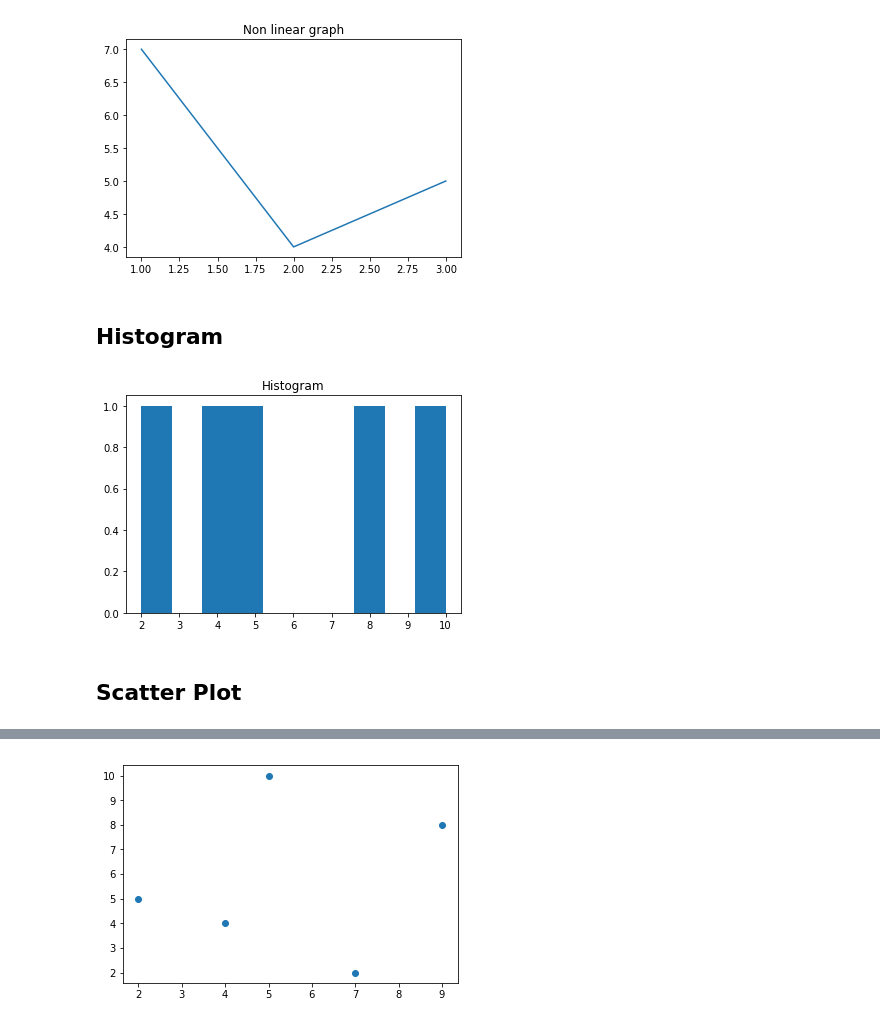
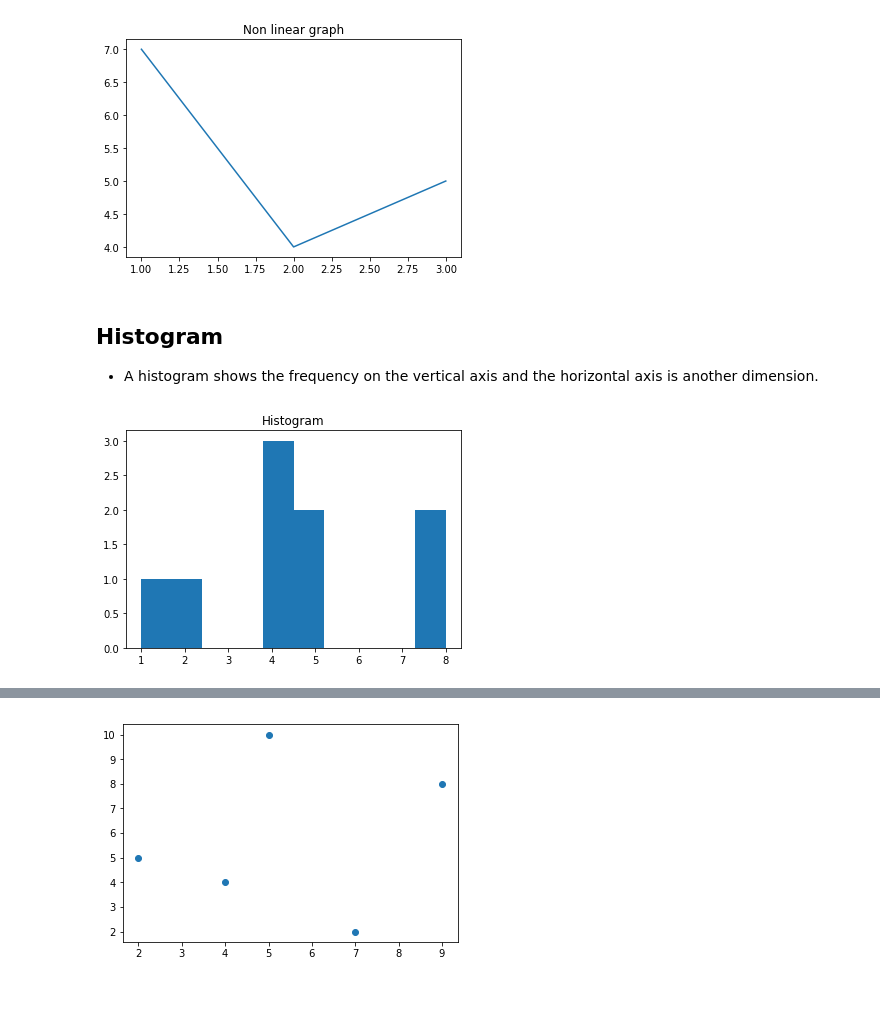
Before and after one commit to Sindhuja777/Andhra-Layola-College, a Jupyter notebook: matplotlib.ipynb, the cells around one changed output, grey strips where cells are left out. Cells and saved outputs as stored; diff of their text form; code cells hidden in the pictures; blank space fills up the shorter version.

```diff
--- a/matplotlib.ipynb
+++ b/matplotlib.ipynb
@@ -40,15 +52,14 @@ plt.plot(x,y)
 plt.show()
 # %% [output]
 [figure]
-# %% [markdown]
-## Histogram
+# %% [markdown]
+## Histogram
+- A histogram shows the frequency on the vertical axis and the horizontal axis is another dimension.
 # %%
 from matplotlib import pyplot as plt
-y = [10, 5, 8, 4, 2]
+y = [1, 5, 8, 4, 2, 5, 4, 4, 8]
 plt.title("Histogram")
 plt.hist(y) # Function to plot histogram
 plt.show() # Function to show the plot
 # %% [output]
-[figure, old version]
+[figure, new version]
-# %% [markdown]
-## Scatter Plot
```
Also changed, not shown: parts of 13 cells of this notebook.
